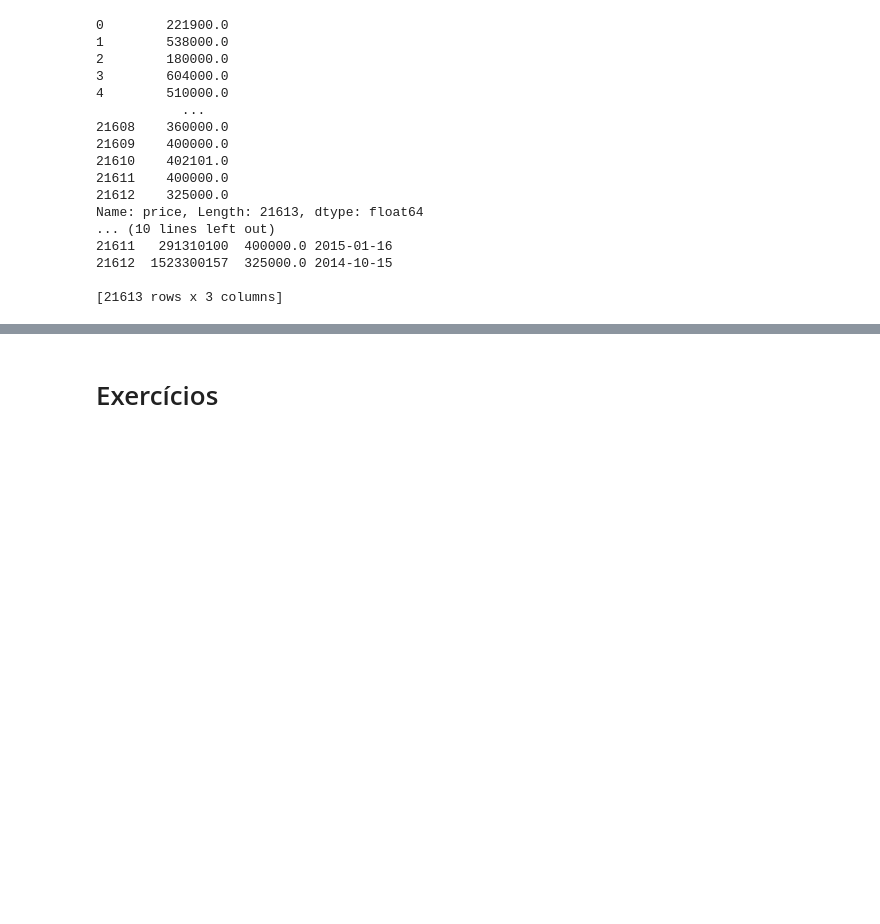
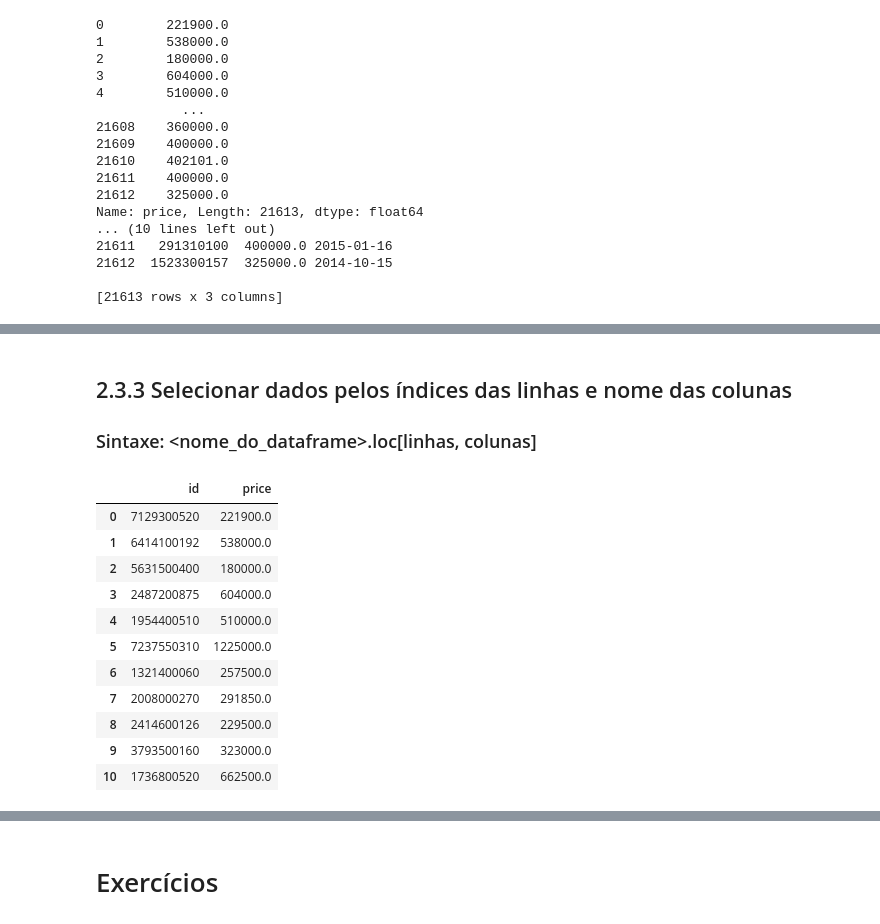
Before and after one commit to lucianaaguiarc/python_do_zero_ao_ds, a Jupyter notebook: missao02.ipynb, the cells around one changed output, grey strips where cells are left out. Cells and saved outputs as stored; diff of their text form; code cells hidden in the pictures; blank space fills up the shorter version.

```diff
--- a/missao02.ipynb
+++ b/missao02.ipynb
@@ -324,0 +333,19 @@ Name: price, Length: 21613, dtype: float64
+# %% [markdown]
+## 2.3.3 Selecionar dados pelos índices das linhas e nome das colunas
+### Sintaxe: <nome_do_dataframe>.loc[linhas, colunas]
+# %%
+# Selecionar uma parte das linhas e colunas
+data.loc[0:10, ['id', 'price']]
+# %% [output]
+|  | id | price |
+| 0 | 7129300520 | 221900.0 |
+| 1 | 6414100192 | 538000.0 |
+| 2 | 5631500400 | 180000.0 |
+| 3 | 2487200875 | 604000.0 |
+| 4 | 1954400510 | 510000.0 |
+| 5 | 7237550310 | 1225000.0 |
+| 6 | 1321400060 | 257500.0 |
+| 7 | 2008000270 | 291850.0 |
+| 8 | 2414600126 | 229500.0 |
+| 9 | 3793500160 | 323000.0 |
+| 10 | 1736800520 | 662500.0 |
```
Also changed, not shown: parts of 21 cells of this notebook, 1 other file.
